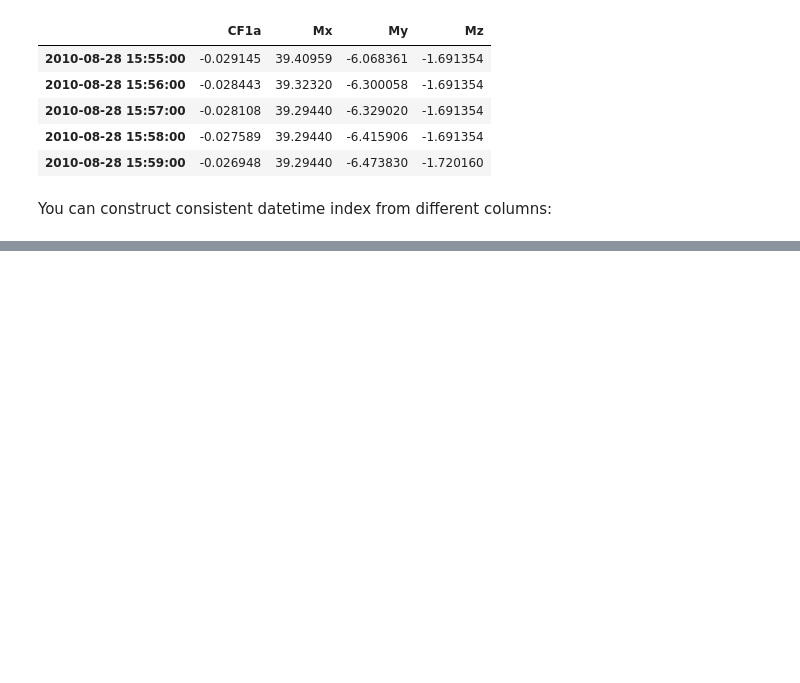
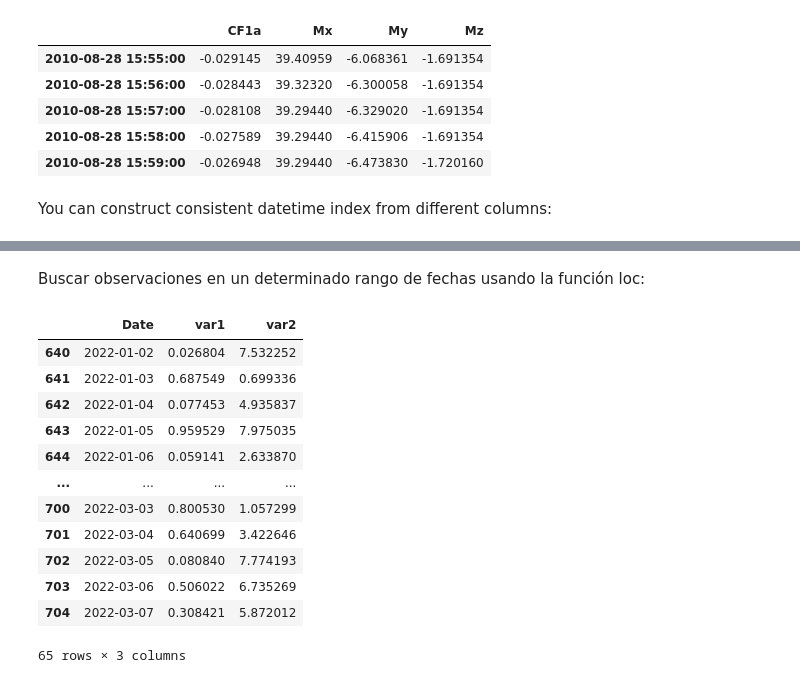
Before and after one commit to raulbenitez/conceptosclaros_ML, a Jupyter notebook: Introduccion_Series_Temporales.ipynb, the cells around one changed output, grey strips where cells are left out. Drawn from its saved outputs; the diff is of its cells as text; code cells hidden in the pictures; blank space fills up the shorter version.

```diff
--- a/Introduccion_Series_Temporales.ipynb
+++ b/Introduccion_Series_Temporales.ipynb
@@ -173,0 +246,5 @@ You can construct consistent datetime index from different columns:
+# %%
+filename = '/content/gdrive/My Drive/data_course/test_dates.xlsx'
+
+d1 = pd.read_excel(filename,header=2)
+d1.head()
@@ -173,0 +269,3 @@ You can construct consistent datetime index from different columns:
+# %%
+d1['Date'] = pd.to_datetime(d1['Date'])
+d1.head()
@@ -173,0 +279,18 @@ You can construct consistent datetime index from different columns:
+# %% [markdown]
+Buscar observaciones en un determinado rango de fechas usando la función loc:
+# %%
+d1[d1['Date'] > '2022-1-1']
+# %% [output]
+|  | Date | var1 | var2 |
+| 640 | 2022-01-02 | 0.026804 | 7.532252 |
+| 641 | 2022-01-03 | 0.687549 | 0.699336 |
+| 642 | 2022-01-04 | 0.077453 | 4.935837 |
+| 643 | 2022-01-05 | 0.959529 | 7.975035 |
+| 644 | 2022-01-06 | 0.059141 | 2.633870 |
+| ... | ... | ... | ... |
+| 700 | 2022-03-03 | 0.800530 | 1.057299 |
+| 701 | 2022-03-04 | 0.640699 | 3.422646 |
+| 702 | 2022-03-05 | 0.080840 | 7.774193 |
+| 703 | 2022-03-06 | 0.506022 | 6.735269 |
+| 704 | 2022-03-07 | 0.308421 | 5.872012 |
+65 rows × 3 columns
```
Also changed, not shown: parts of 14 cells of this notebook.
